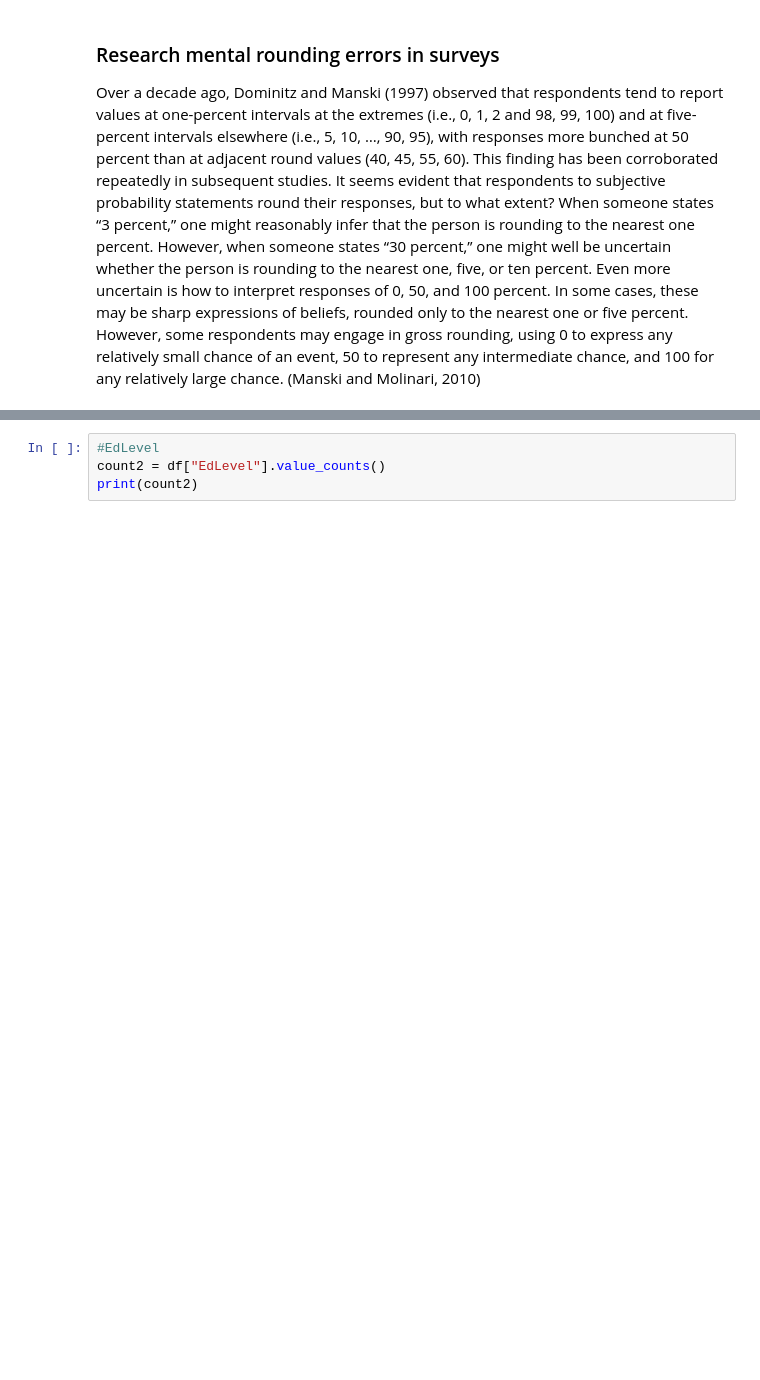
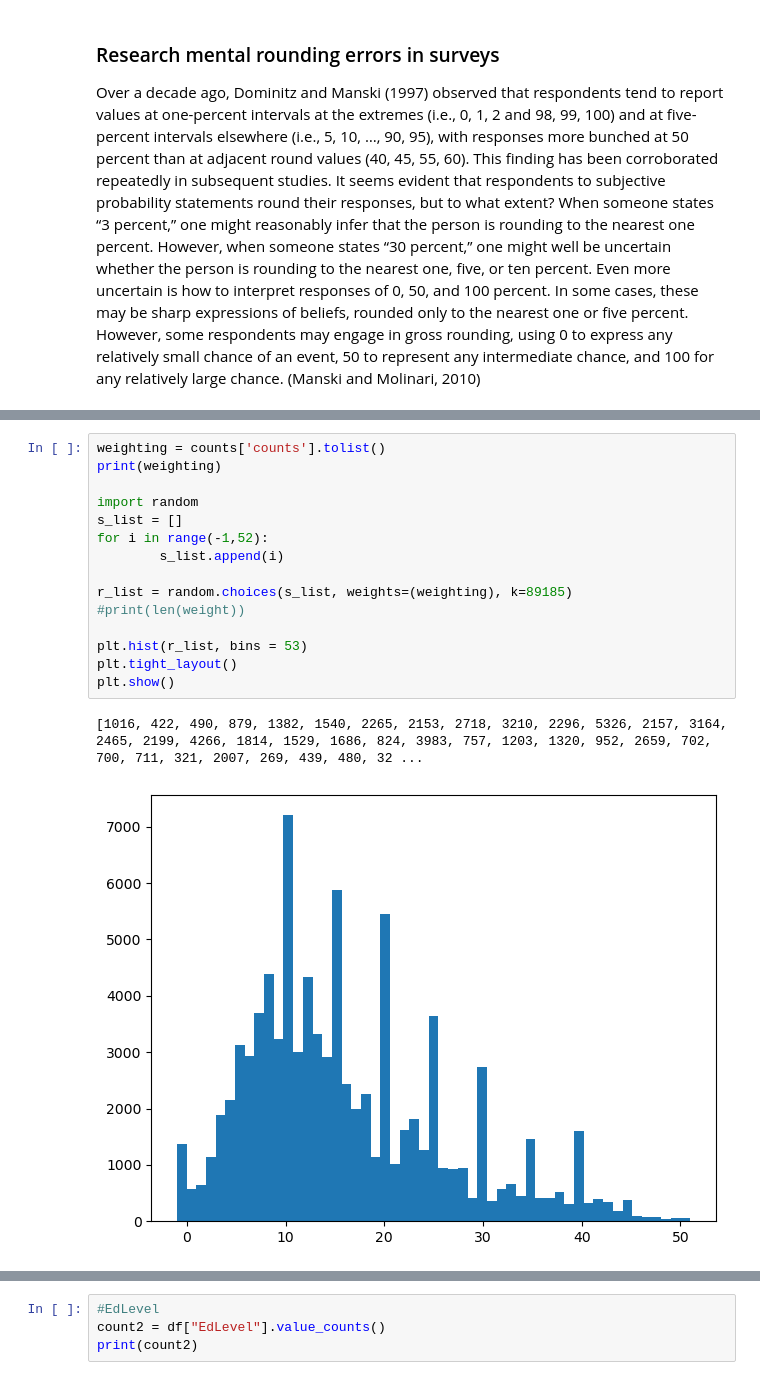
Before and after one commit to decvfox/PfDA_Project_2, a Jupyter notebook: Project_1.ipynb, the cells around one changed output, grey strips where cells are left out. Drawn from its saved outputs; the diff is of its cells as text; blank space fills up the shorter version.

```diff
--- a/Project_1.ipynb
+++ b/Project_1.ipynb
@@ -154,0 +164,18 @@ Over a decade ago, Dominitz and Manski (1997) observed that respondents tend to
+# %%
+weighting = counts['counts'].tolist()
+print(weighting)
+
+import random
+s_list = []
+for i in range(-1,52):
+        s_list.append(i)
+
+r_list = random.choices(s_list, weights=(weighting), k=89185)
+#print(len(weight))
+
+plt.hist(r_list, bins = 53)
+plt.tight_layout()
+plt.show()
+# %% [output]
+[1016, 422, 490, 879, 1382, 1540, 2265, 2153, 2718, 3210, 2296, 5326, 2157, 3164, 2465, 2199, 4266, 1814, 1529, 1686, 824, 3983, 757, 1203, 1320, 952, 2659, 702, 700, 711, 321, 2007, 269, 439, 480, 32 ...
+[figure, added]
```
Also changed, not shown: parts of 4 cells of this notebook, 1 other file.
